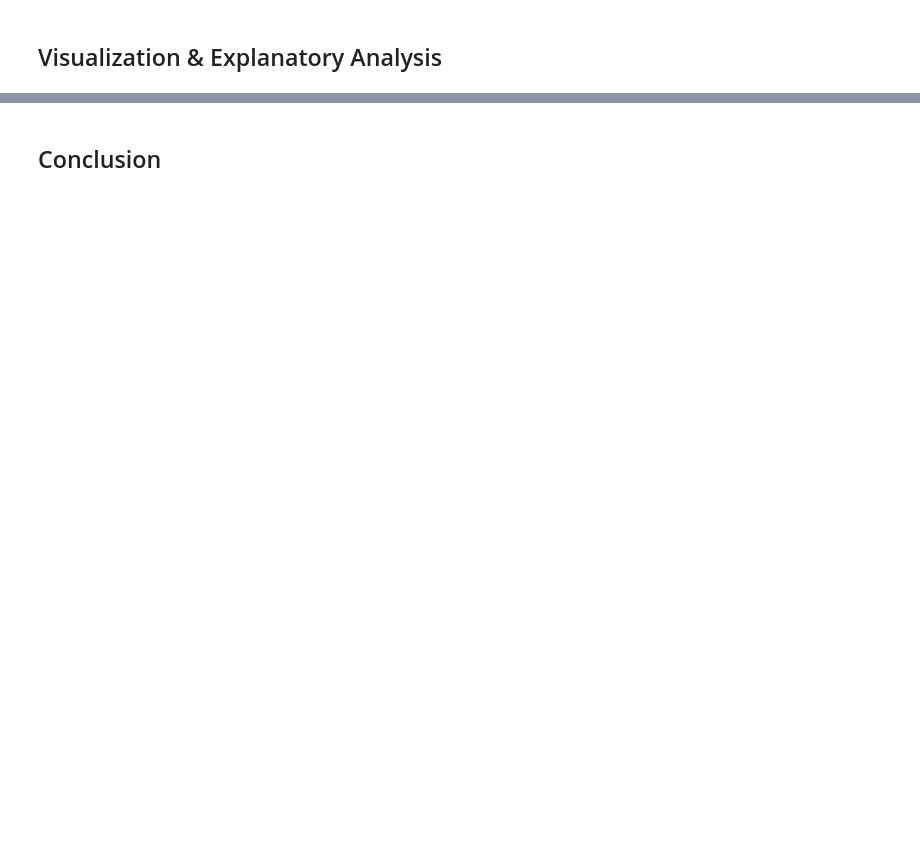
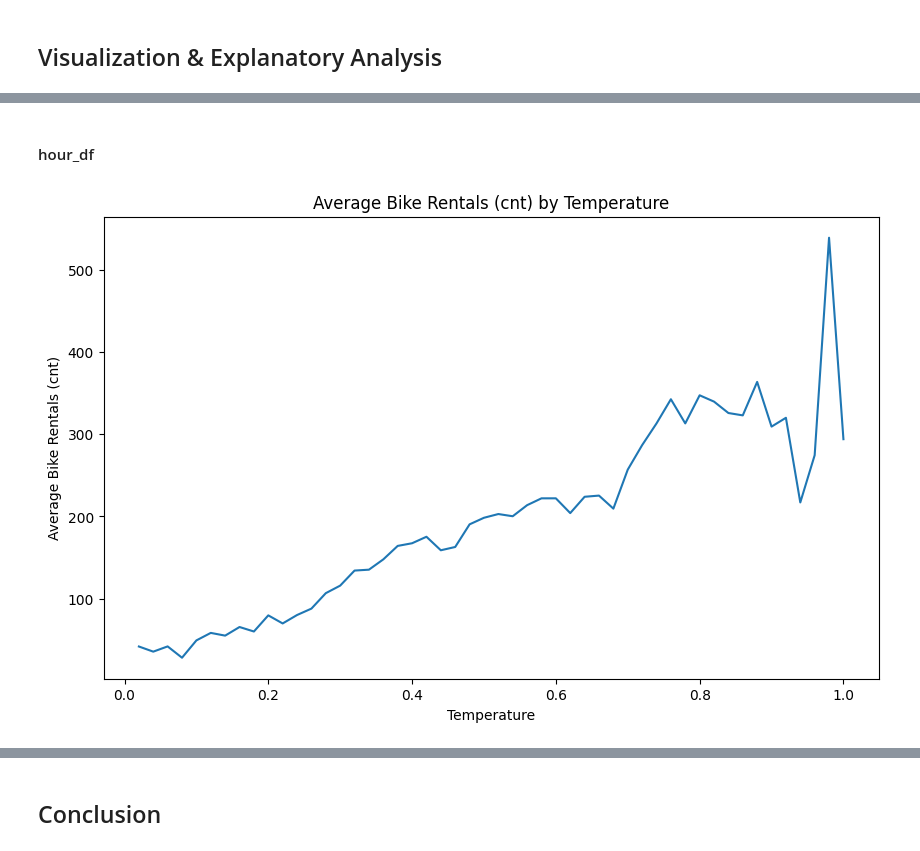
Before and after one commit to rezaldii/Data-Analysis-with-Python, a Jupyter notebook: notebook.ipynb, the cells around one changed output, grey strips where cells are left out. Drawn from its saved outputs; the diff is of its cells as text; code cells hidden in the pictures; blank space fills up the shorter version.

```diff
--- a/notebook.ipynb
+++ b/notebook.ipynb
@@ -342,0 +379,12 @@ Name: cnt, dtype: float64
+# %%
+# Definisikan batas kategori suhu
+bins = [0, 0.3, 0.6, 0.9, 1.0]
+labels = ['Very Cold', 'Cold', 'Moderate', 'Hot']
+
+# Tambahkan kolom baru dengan kategori suhu
+hour_df['temp_category'] = pd.cut(hour_df['temp'], bins=bins, labels=labels)
+
+# Hitung rata-rata jumlah sewaan sepeda (cnt) dalam setiap kategori suhu
+avg_cnt_by_temp_category = hour_df.groupby('temp_category')['cnt'].mean()
+print("Average Bike Rentals (cnt) per Temperature Category:")
+print(avg_cnt_by_temp_category)
@@ -342,0 +443,8 @@ Name: cnt, dtype: float64
+# %%
+# Buat fitur baru 'season_weathersit'
+hour_df['season_weathersit'] = hour_df['season'].astype(str) + '_' + hour_df['weathersit'].astype(str)
+
+# Hitung rata-rata jumlah sewaan sepeda (cnt) berdasarkan kombinasi season dan weathersit
+avg_cnt_by_season_weathersit = hour_df.groupby('season_weathersit')['cnt'].mean()
+print("rata-rata rental sepeda (cnt) per Season and kombinasi weathersit:")
+print(avg_cnt_by_season_weathersit)
@@ -348,0 +501,14 @@ Name: cnt, dtype: float64
+# %% [markdown]
+#### hour_df
+# %%
+# line plot
+avg_cnt_by_temp = hour_df.groupby('temp')['cnt'].mean()
+
+plt.figure(figsize=(10, 6))
+avg_cnt_by_temp.plot(kind='line')
+plt.title("Average Bike Rentals (cnt) by Temperature")
+plt.xlabel("Temperature")
+plt.ylabel("Average Bike Rentals (cnt)")
+plt.show()
+# %% [output]
+[figure, added]
```
Also changed, not shown: parts of 26 cells of this notebook.
